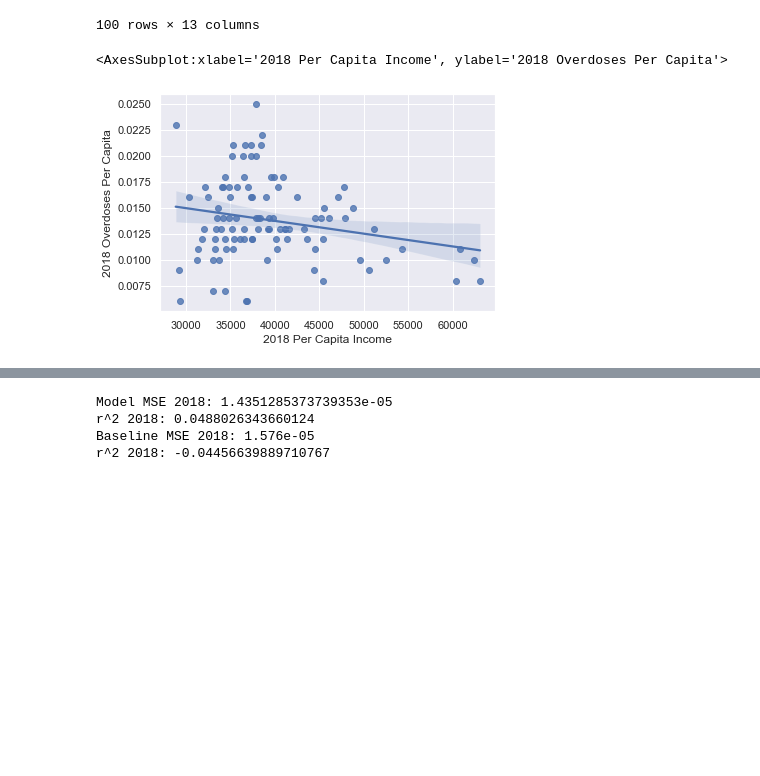
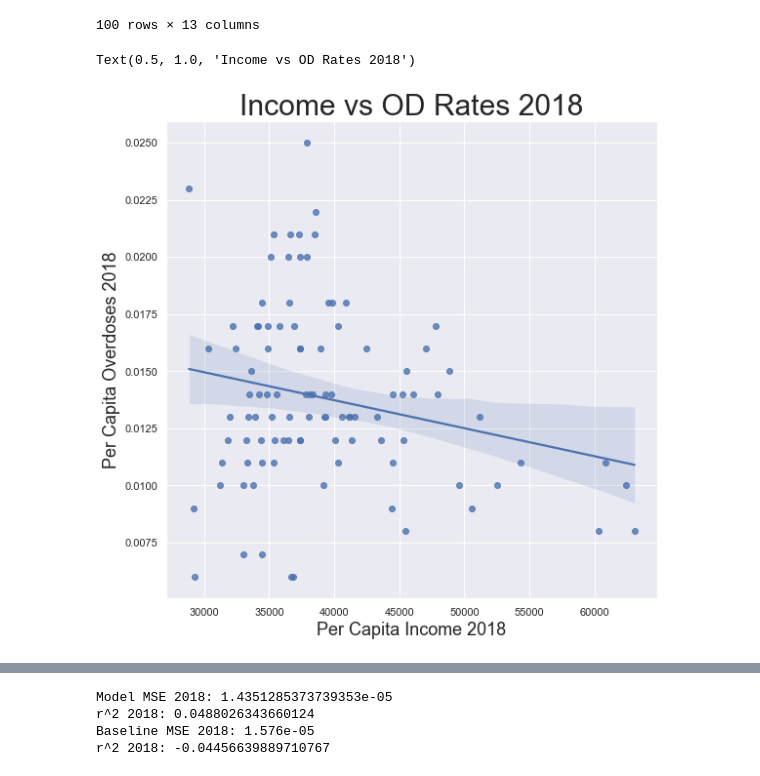
Before and after one commit to ecruz99/income-vs-od-NC, a Jupyter notebook: Project.ipynb, the cells around one changed output, grey strips where cells are left out. Drawn from its saved outputs; the diff is of its cells as text; code cells hidden in the pictures; blank space fills up the shorter version.

Commit message:
Made graphs bigger, added a title to each graph, made axis labels bigger

```diff
--- a/Project.ipynb
+++ b/Project.ipynb
@@ -151,12 +151,16 @@ finalData.head(100)
 # %%
 import seaborn as sns
 
 #Creating a scatter plot of income vs overdoses per capita each individual year
 #Then, all 3 years combined into one plot (esentially each county is represented 3 times in last graph, once for each year 18, 19, 20)
 # Instead of using relplot, regplot was used in order to automatically create a best fit line for each graph
 sns.set_theme()
-sns.regplot(x='2018 Per Capita Income', y="2018 Overdoses Per Capita", data=finalData)
+sns.set(rc={"figure.figsize":(9, 9)})
+ex = sns.regplot(x='2018 Per Capita Income', y="2018 Overdoses Per Capita", data=finalData)
+ex.set_xlabel('Per Capita Income 2018', size = 18)
+ex.set_ylabel('Per Capita Overdoses 2018', size = 18)
+ex.set_title('Income vs OD Rates 2018', size = 30)
 # %% [output]
-<AxesSubplot:xlabel='2018 Per Capita Income', ylabel='2018 Overdoses Per Capita'>
+Text(0.5, 1.0, 'Income vs OD Rates 2018')
-[figure, old version]
+[figure, new version]
 # %%
```
Also changed, not shown: parts of 4 cells of this notebook.
